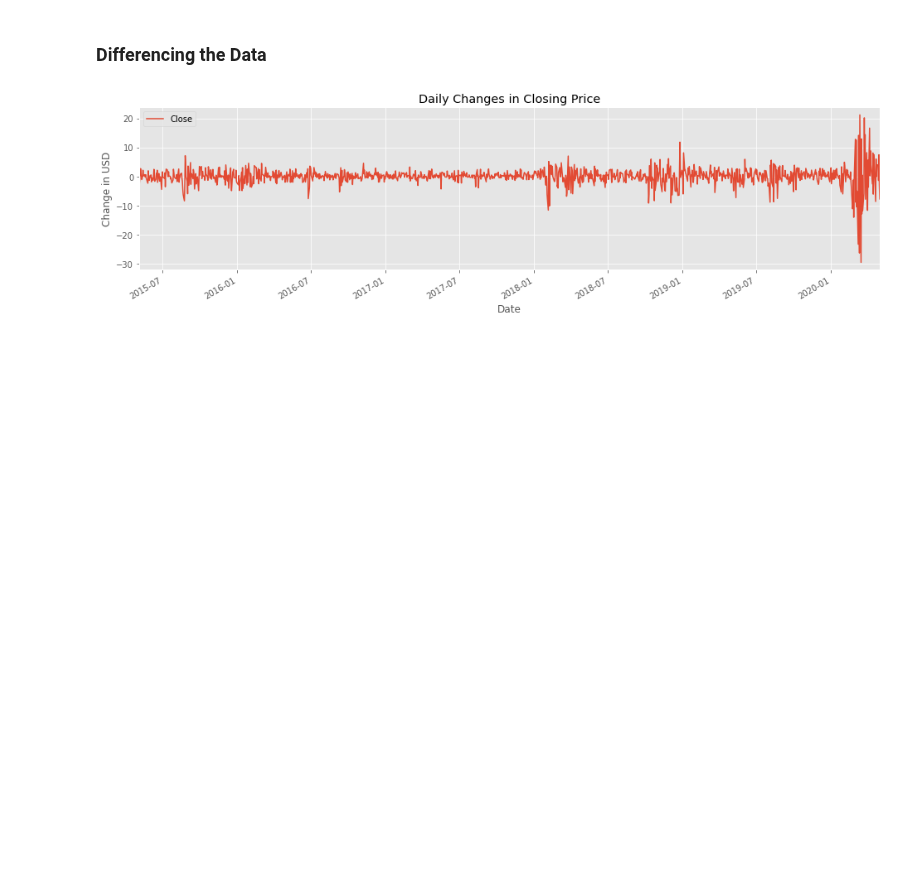
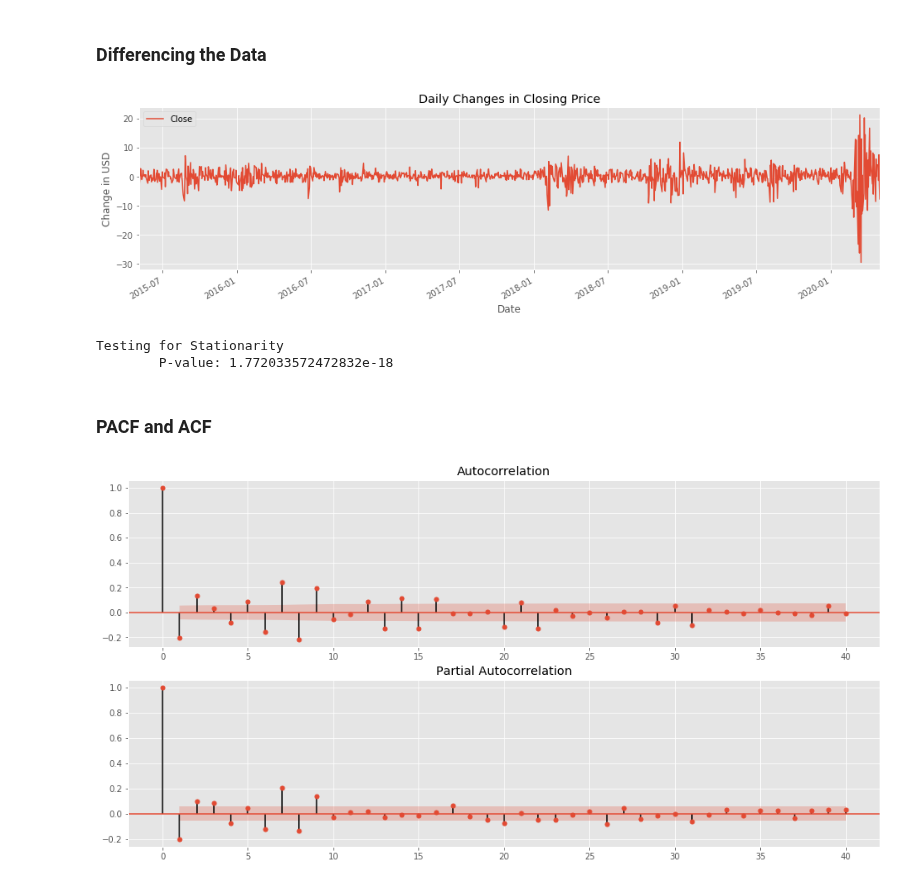
Before and after one commit to marcosan93/Price-Forecaster, a Jupyter notebook: VARMAX-Potential New Machine Learning Model.ipynb, the cells around one changed output. Saved outputs shown, nothing was run; the diff lists cells and outputs as text; code cells hidden in the pictures; blank space fills up the shorter version.

Commit message:
tested for stationarity and pacf and acf

```diff
--- a/VARMAX-Potential New Machine Learning Model.ipynb
+++ b/VARMAX-Potential New Machine Learning Model.ipynb
@@ -95,5 +95,20 @@ df_diff = df.diff(1).dropna()
 df_diff.plot(figsize=(16,4), title="Daily Changes in Closing Price")
 plt.ylabel("Change in USD")
 plt.show()
+
+# Stationarity Testing
+results = adfuller(df_diff.Close)
+print(f"Testing for Stationarity\n\tP-value: {results[1]}")
 # %% [output]
 [figure]
+Testing for Stationarity
+        P-value: 1.772033572472832e-18
+# %% [markdown]
+### PACF and ACF
+# %%
+fig, (ax1, ax2) = plt.subplots(2,1,figsize=(16,8))
+plot_acf(df_diff, ax=ax1, lags=40)
+plot_pacf(df_diff, ax=ax2, lags=40)
+plt.show()
+# %% [output]
+[figure, added]
```
